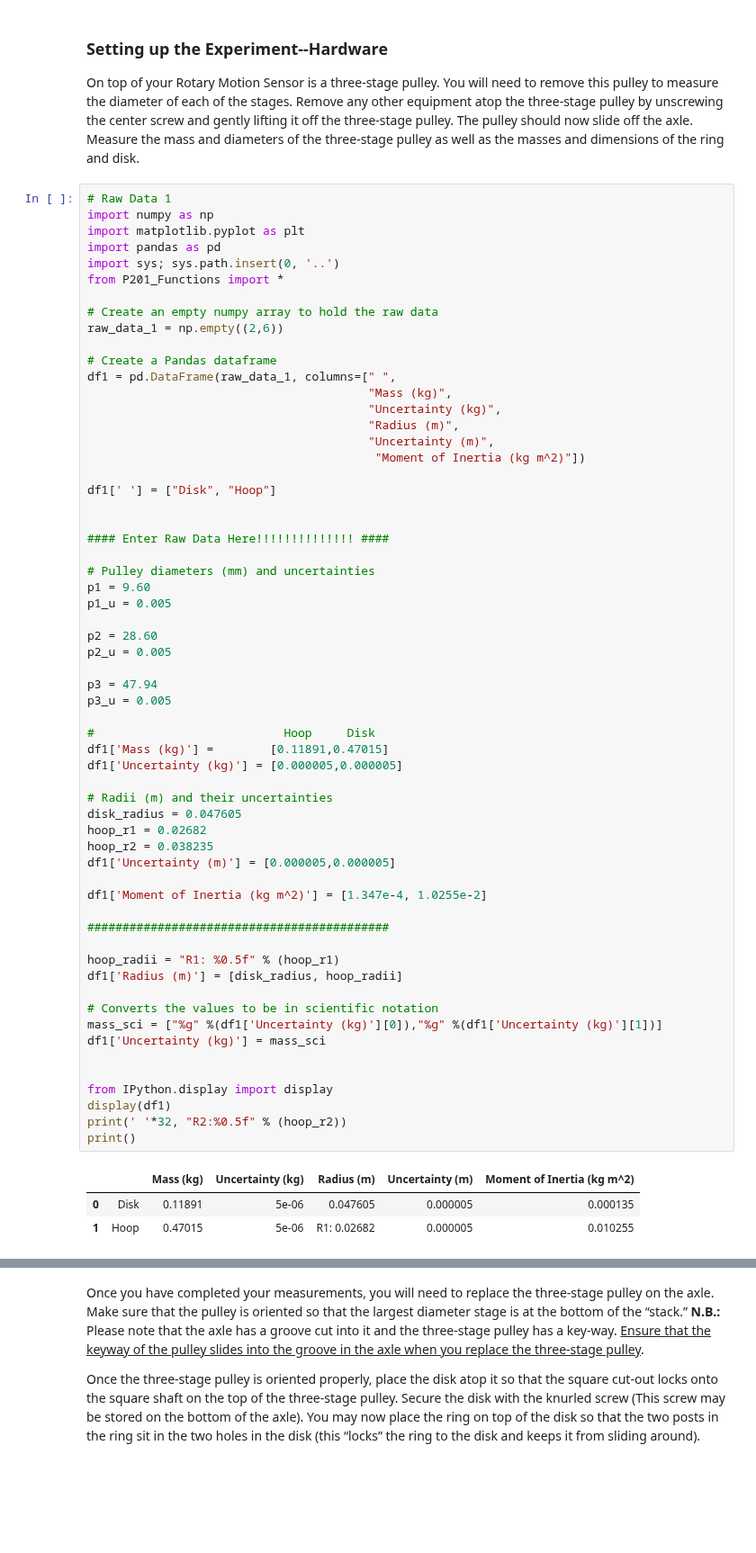
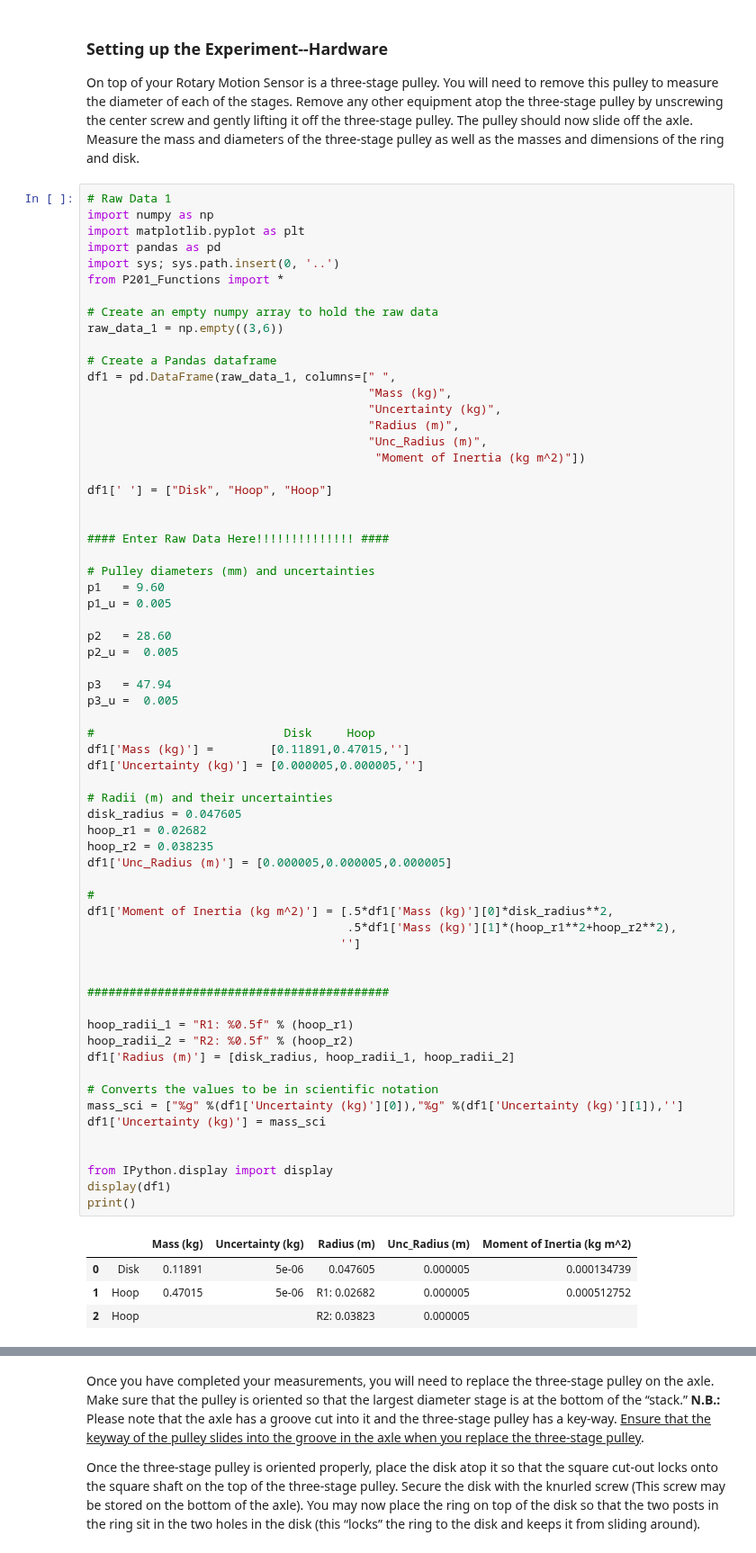
Before and after one commit to brash99/PhysicsLabs, a Jupyter notebook: PHYS201L/JupyterNotebooks/Lab7/OldData_Lab7.ipynb, the cells around one changed output, grey strips where cells are left out. Shown at 90% size. Cells and saved outputs as stored; diff of their text form; blank space fills up the shorter version.

Commit message:
Worked on calculations
Need to run through lab to import data and will finish calculations then

```diff
--- a/PHYS201L/JupyterNotebooks/Lab7/OldData_Lab7.ipynb
+++ b/PHYS201L/JupyterNotebooks/Lab7/OldData_Lab7.ipynb
@@ -114,58 +114,63 @@ import sys; sys.path.insert(0, '..')
 from P201_Functions import *
 
 # Create an empty numpy array to hold the raw data
-raw_data_1 = np.empty((2,6))
+raw_data_1 = np.empty((3,6))
 
 # Create a Pandas dataframe
 df1 = pd.DataFrame(raw_data_1, columns=[" ",
                                         "Mass (kg)",
                                         "Uncertainty (kg)",
                                         "Radius (m)",
-                                        "Uncertainty (m)",
+                                        "Unc_Radius (m)",
                                          "Moment of Inertia (kg m^2)"])
 
-df1[' '] = ["Disk", "Hoop"]
+df1[' '] = ["Disk", "Hoop", "Hoop"]
 
 
 #### Enter Raw Data Here!!!!!!!!!!!!!! ####
 
 # Pulley diameters (mm) and uncertainties
-p1 = 9.60
+p1   = 9.60
 p1_u = 0.005
 
-p2 = 28.60
-p2_u = 0.005
+p2   = 28.60
+p2_u =  0.005
 
-p3 = 47.94
-p3_u = 0.005
+p3   = 47.94
+p3_u =  0.005
 
-#                           Hoop     Disk
-df1['Mass (kg)'] =        [0.11891,0.47015]
-df1['Uncertainty (kg)'] = [0.000005,0.000005]
+#                           Disk     Hoop
+df1['Mass (kg)'] =        [0.11891,0.47015,'']
+df1['Uncertainty (kg)'] = [0.000005,0.000005,'']
 
 # Radii (m) and their uncertainties
 disk_radius = 0.047605
 hoop_r1 = 0.02682
 hoop_r2 = 0.038235
-df1['Uncertainty (m)'] = [0.000005,0.000005]
+df1['Unc_Radius (m)'] = [0.000005,0.000005,0.000005]
 
-df1['Moment of Inertia (kg m^2)'] = [1.347e-4, 1.0255e-2]
+#
+df1['Moment of Inertia (kg m^2)'] = [.5*df1['Mass (kg)'][0]*disk_radius**2,
+                                     .5*df1['Mass (kg)'][1]*(hoop_r1**2+hoop_r2**2),
+                                    '']
+
 
 ###########################################
 
-hoop_radii = "R1: %0.5f" % (hoop_r1)
-df1['Radius (m)'] = [disk_radius, hoop_radii]
+hoop_radii_1 = "R1: %0.5f" % (hoop_r1)
+hoop_radii_2 = "R2: %0.5f" % (hoop_r2)
+df1['Radius (m)'] = [disk_radius, hoop_radii_1, hoop_radii_2]
 
 # Converts the values to be in scientific notation
-mass_sci = ["%g" %(df1['Uncertainty (kg)'][0]),"%g" %(df1['Uncertainty (kg)'][1])]
+mass_sci = ["%g" %(df1['Uncertainty (kg)'][0]),"%g" %(df1['Uncertainty (kg)'][1]),'']
 df1['Uncertainty (kg)'] = mass_sci
 
 
 from IPython.display import display
 display(df1)
-print(' '*32, "R2:%0.5f" % (hoop_r2))
 print()
 # %% [output]
-|  |  | Mass (kg) | Uncertainty (kg) | Radius (m) | Uncertainty (m) | Moment of Inertia (kg m^2) |
-| 0 | Disk | 0.11891 | 5e-06 | 0.047605 | 0.000005 | 0.000135 |
-| 1 | Hoop | 0.47015 | 5e-06 | R1: 0.02682 | 0.000005 | 0.010255 |
+|  |  | Mass (kg) | Uncertainty (kg) | Radius (m) | Unc_Radius (m) | Moment of Inertia (kg m^2) |
+| 0 | Disk | 0.11891 | 5e-06 | 0.047605 | 0.000005 | 0.000134739 |
+| 1 | Hoop | 0.47015 | 5e-06 | R1: 0.02682 | 0.000005 | 0.000512752 |
+| 2 | Hoop |  |  | R2: 0.03823 | 0.000005 |  |
```
Also changed, not shown: parts of 4 cells of this notebook.
